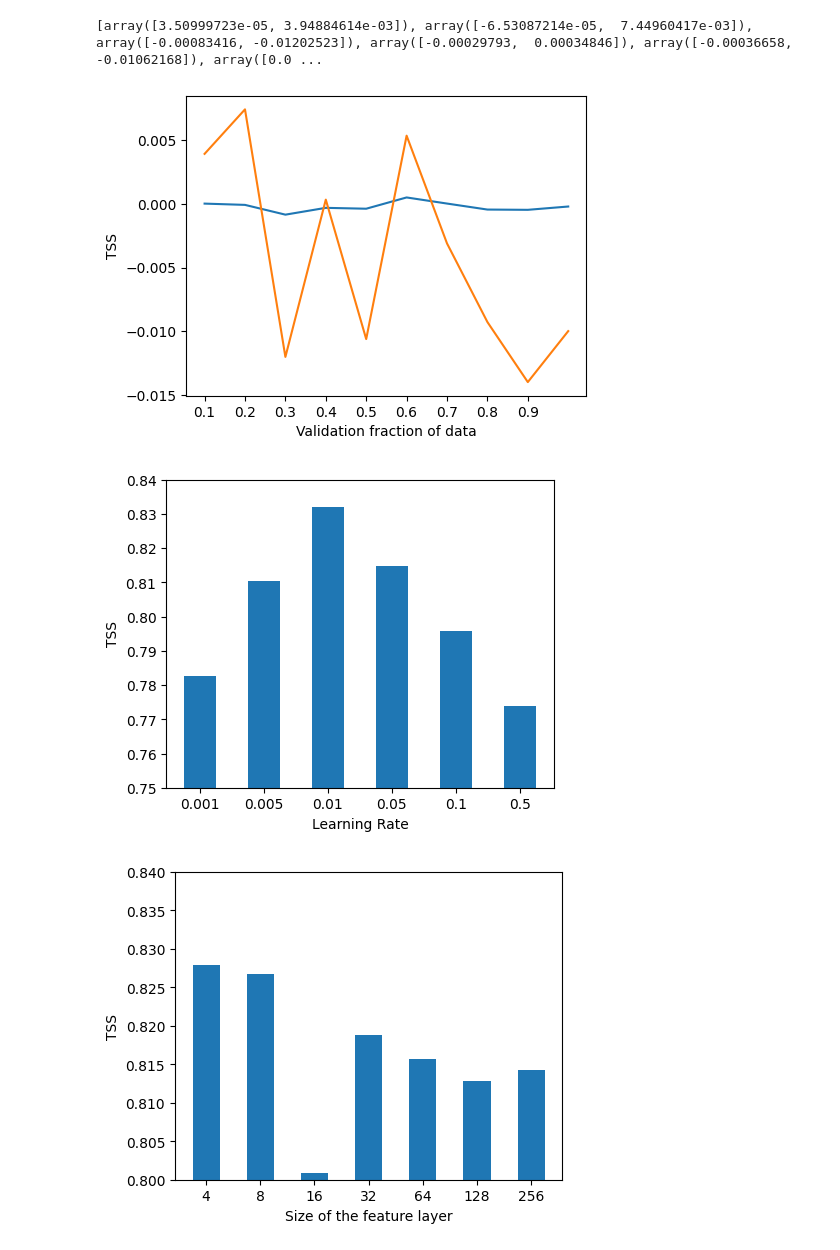
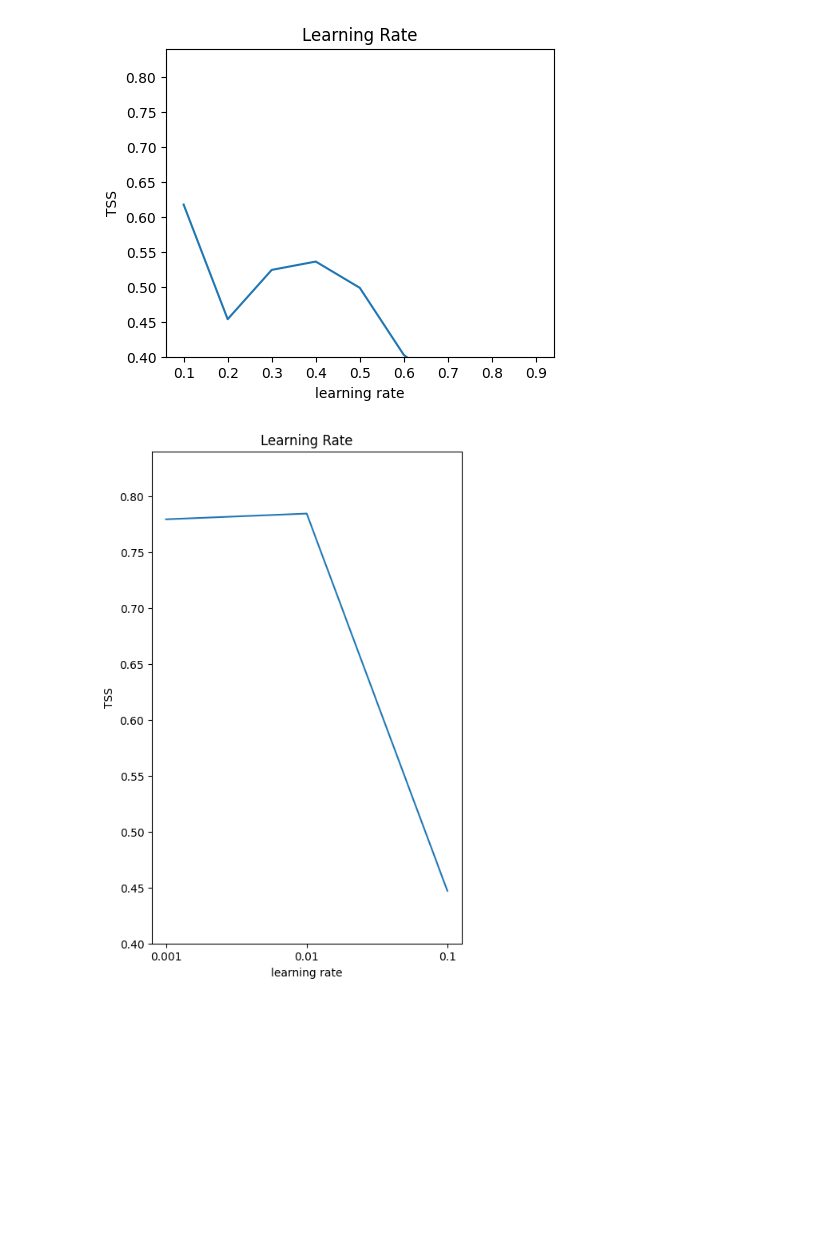
Before and after one commit to foumani/solar_flare_cnn, a Jupyter notebook: tuning_plotting.ipynb, the cells around one changed output. Cells and saved outputs as stored; diff of their text form; code cells hidden in the pictures; blank space fills up the shorter version.

```diff
--- a/tuning_plotting.ipynb
+++ b/tuning_plotting.ipynb
@@ -3,51 +5,49 @@ import matplotlib.pyplot as plt
 # %%
-from util import Metric
-import numpy as np
+# data = np.load("./experiments_plot/train_True_cm_p_tuning.npy")
+# d = [Metric(binary=True, cm=cm) for cm in data]
+#
+# datashow = [m.tss for m in d]
+# print(datashow)
+# fig = plt.figure(figsize=(4, 3))
+# ax = fig.add_axes([0, 0, 1, 1])
+# x_ticks = [round(0.1 * i + 0.1, 2) for i in range(9)]
+# ax.plot(datashow)
+# ax.set_xticks(range(0, len(x_ticks)))
+# ax.set_xticklabels(x_ticks)
+# plt.ylabel("TSS")
+# plt.xlabel("Validation fraction of data")
+# plt.show()
 
 data = np.load("./experiments_plot/train_True_cm_p_tuning.npy")
-d = [Metric(binary=True, cm=cm) for cm in data]
-
-datashow = [m.tss for m in d]
-print(datashow)
-fig = plt.figure(figsize=(4, 3))
-ax = fig.add_axes([0, 0, 1, 1])
+tss_view = np.zeros((data.shape[0], data.shape[1]))
+for i in range(tss_view.shape[0]):
+    for j in range(tss_view.shape[1]):
+        tss_view[i][j] = Metric(binary=True, cm=data[i][j]).tss
+tss_view = tss_view.mean(axis=0)
+fig = plt.figure(figsize=(5, 4))
 x_ticks = [round(0.1 * i + 0.1, 2) for i in range(9)]
-ax.plot(datashow)
-ax.set_xticks(range(0, len(x_ticks)))
-ax.set_xticklabels(x_ticks)
 plt.ylabel("TSS")
-plt.xlabel("Validation fraction of data")
+plt.xlabel("learning rate")
+plt.plot(x_ticks, tss_view)
+plt.ylim(bottom=0.40, top=0.84)
+plt.title("Learning Rate")
 plt.show()
 # %% [output]
-[array([3.50999723e-05, 3.94884614e-03]), array([-6.53087214e-05,  7.44960417e-03]), array([-0.00083416, -0.01202523]), array([-0.00029793,  0.00034846]), array([-0.00036658, -0.01062168]), array([0.0 ...
-[figure, old version]
+[figure, new version]
 # %%
 data = np.load("./experiments_plot/train_True_cm_lr_tuning.npy")
-d = [Metric(binary=True, cm=cm) for cm in data]
-
-datashow = [m.tss for m in d[1:]]
-fig = plt.figure(figsize=(4, 4))
-# ax = fig.add_axes([0, 0, 1, 1])
-x_ticks = ["0.001", "0.005", "0.01", "0.05", "0.1", "0.5"]
+tss_view = np.zeros((data.shape[0], data.shape[1]))
+for i in range(tss_view.shape[0]):
+    for j in range(tss_view.shape[1]):
+        tss_view[i][j] = Metric(binary=True, cm=data[i][j]).tss
+tss_view = tss_view.mean(axis=0)
+fig = plt.figure(figsize=(5, 8))
+x_ticks = ["0.001", "0.01", "0.1"]
 plt.ylabel("TSS")
-plt.xlabel("Learning Rate")
-plt.bar(x_ticks, datashow, width=0.5)
-plt.ylim(bottom=0.75, top=0.84)
+plt.xlabel("learning rate")
+plt.plot(x_ticks, tss_view)
+plt.ylim(bottom=0.40, top=0.84)
+plt.title("Learning Rate")
 plt.show()
 # %% [output]
-[figure, old version]
+[figure, new version]
-# %%
-data = np.load("./experiments_plot/train_True_cm_layer_tuning.npy")
-d = [Metric(binary=True, cm=cm) for cm in data]
-
-datashow = [m.tss for m in d]
-fig = plt.figure(figsize=(5, 4))
-# ax = fig.add_axes([0, 0, 1, 1])
-x_ticks = ["4", "8", "16", "32", "64", "128", "256"]
-plt.ylabel("TSS")
-plt.xlabel("Size of the feature layer")
-plt.bar(x_ticks, datashow, width=0.5)
-plt.ylim(bottom=0.80, top=0.84)
-plt.show()
-# %% [output]
-[figure, removed]
```
Also changed, not shown: parts of 6 cells of this notebook, 6 other files.
